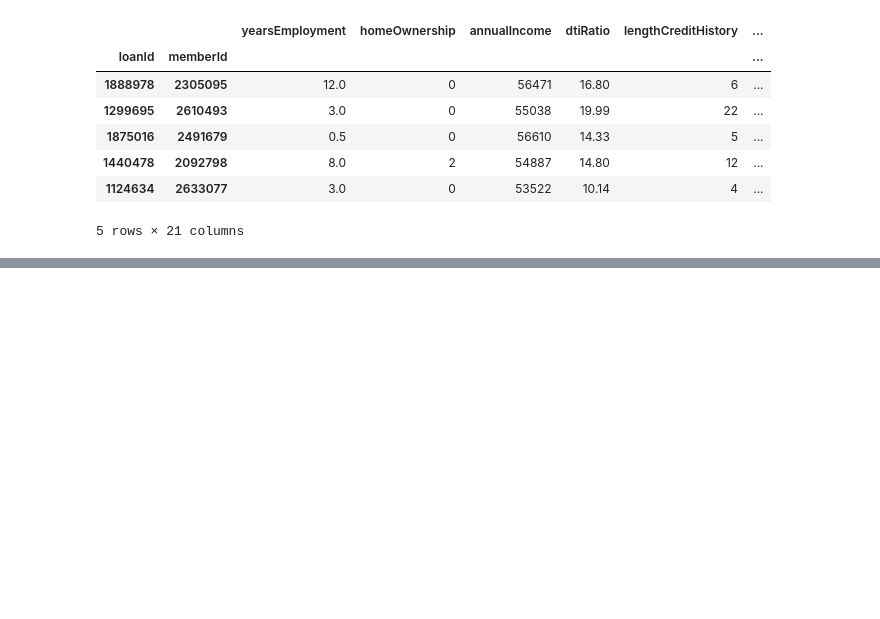
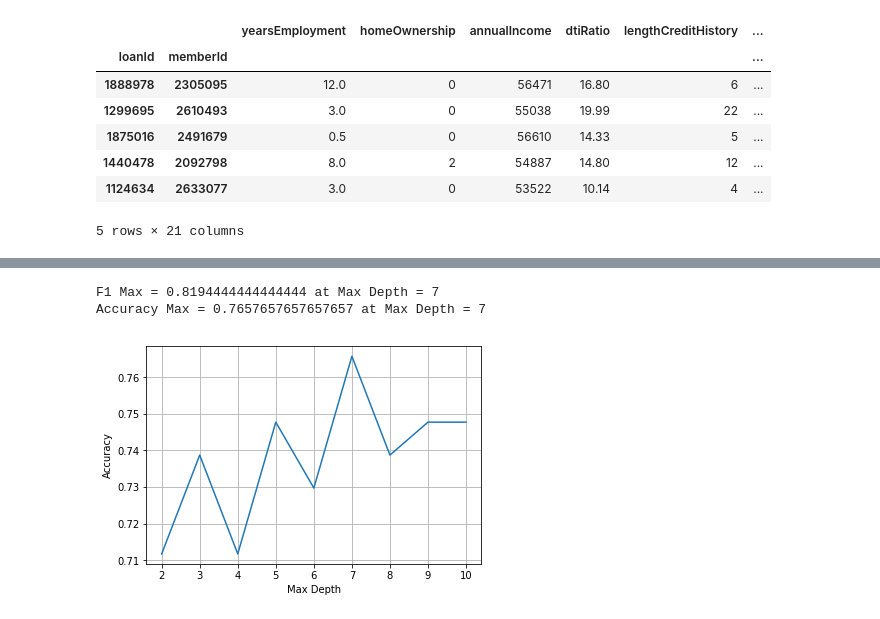
Before and after one commit to rifkiadrn/machine-learning, a Jupyter notebook: optimizing-data.ipynb, the cells around one changed output, grey strips where cells are left out. Cells and saved outputs as stored; diff of their text form; code cells hidden in the pictures; blank space fills up the shorter version.

```diff
--- a/optimizing-data.ipynb
+++ b/optimizing-data.ipynb
@@ -174,0 +318,38 @@ print('F1 Score       = ', f1)
+# %%
+depth_range = range(2, 11)
+f1_scores = []
+accuracy_scores = []
+
+for d in depth_range:
+    start_time = time.time()
+    clf = DecisionTreeCART()
+    clf.fit(X_train, y_train, max_depth=d)
+    elapsed_time = time.time() - start_time
+    predicted = clf.predict(X_test)
+
+    pred_true = 0
+    tn = 0
+    tp = 0
+    fn = 0
+    fp = 0
+    for i in range(len(predicted)):
+        if predicted[i] == y_test[i]:
+            pred_true += 1
+            if y_test[i] == 0:
+                tn += 1
+            else:
+                tp += 1
+        else:
+            if y_test[i] == 1:
+                fn += 1
+            else:
+                fp += 1
+
+    accuracy = pred_true/len(y_test)
+    precision = tp / (tp + fp)
+    recall = tp / (tp + fn)
+    f1 = 2 * (precision * recall) / (precision + recall)
+
+    f1_scores.append(f1)
+    accuracy_scores.append(accuracy)
+    print('Max depth = {} done in {}'.format(d, elapsed_time))
@@ -174,0 +366,20 @@ print('F1 Score       = ', f1)
+# %%
+f1_max = max(f1_scores)
+f1_max_idx = f1_scores.index(f1_max)
+
+acc_max = max(accuracy_scores)
+acc_max_idx = accuracy_scores.index(acc_max)
+
+print('F1 Max = {} at Max Depth = {}'.format(f1_max, f1_max_idx+2))
+print('Accuracy Max = {} at Max Depth = {}'.format(acc_max, acc_max_idx+2))
+# %% [output]
+F1 Max = 0.8194444444444444 at Max Depth = 7
+Accuracy Max = 0.7657657657657657 at Max Depth = 7
+# %%
+plt.plot(depth_range, accuracy_scores)
+plt.xlabel('Max Depth')
+plt.ylabel('Accuracy')
+plt.grid(True)
+plt.show()
+# %% [output]
+[figure, added]
```
Also changed, not shown: parts of 15 cells of this notebook, 3 other files.
